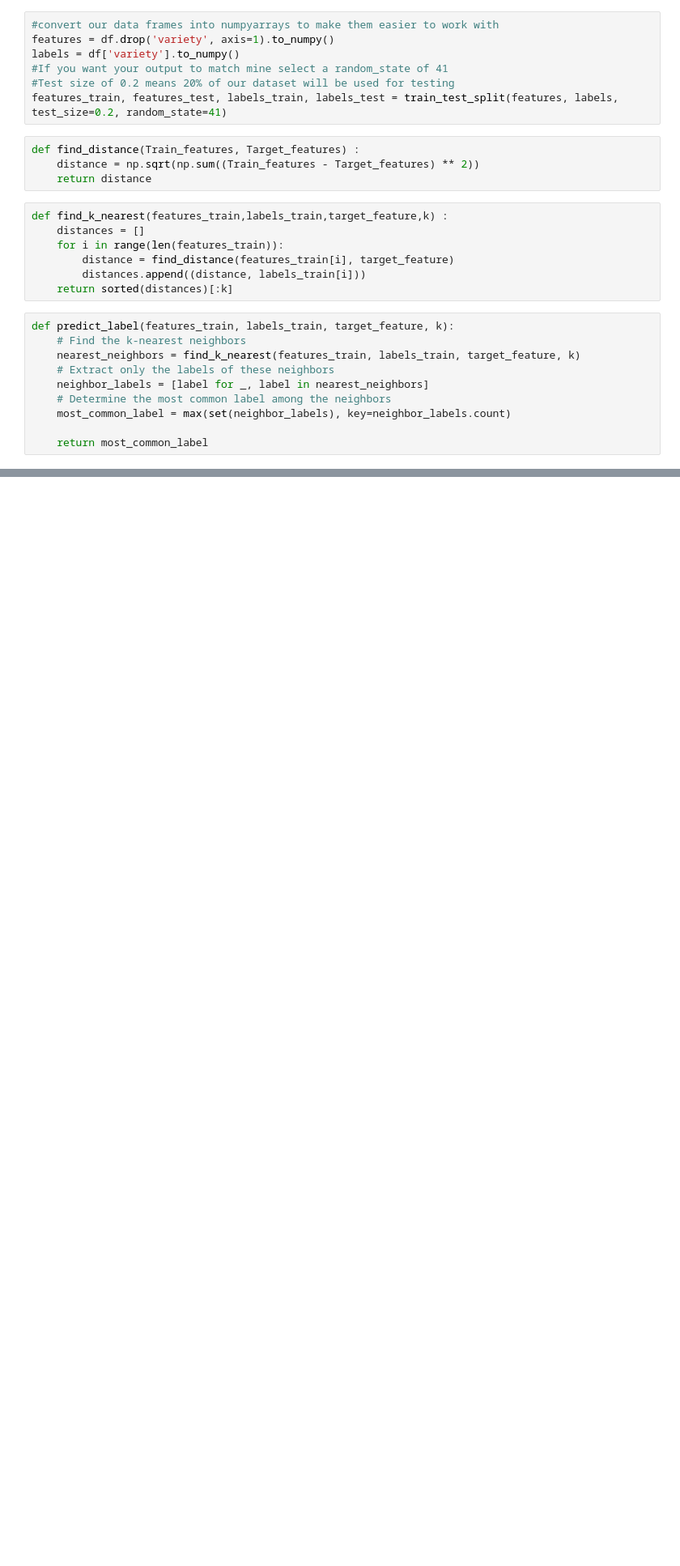
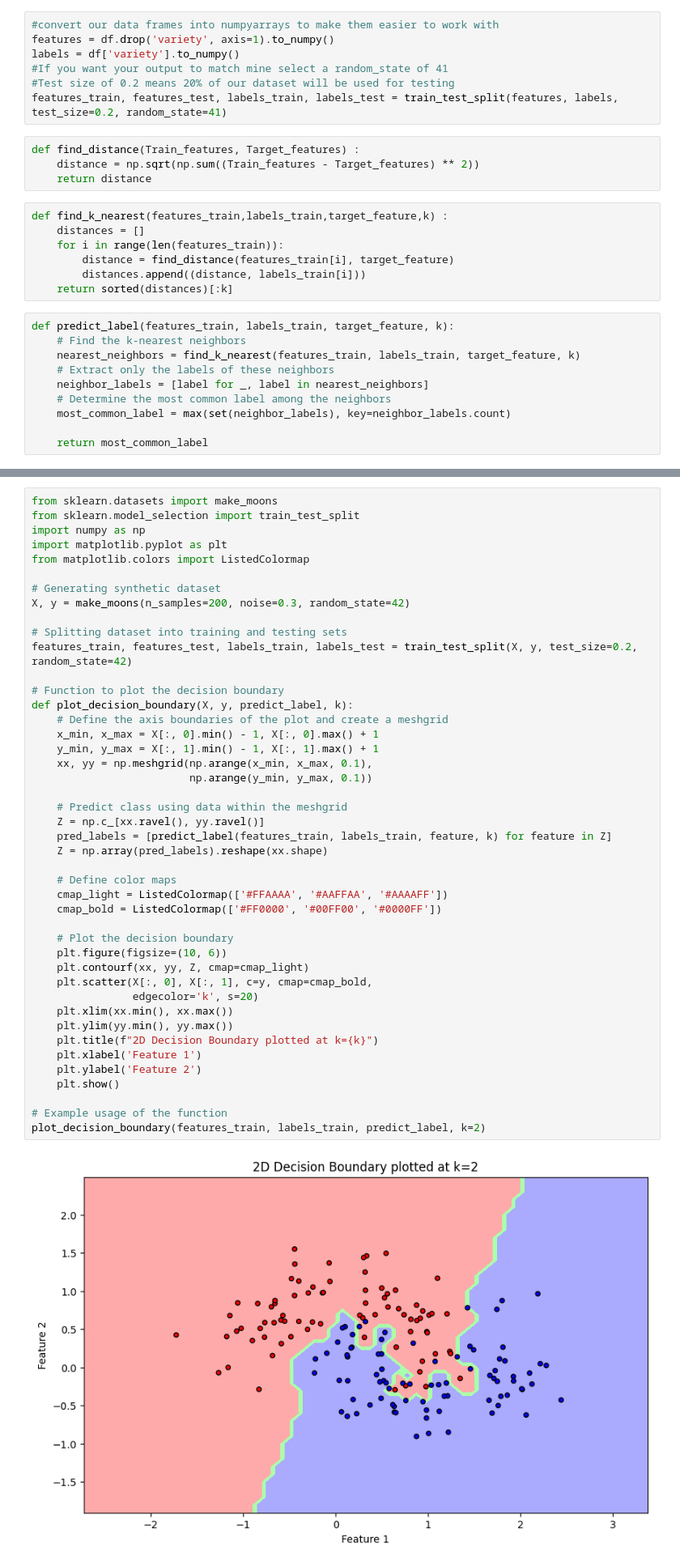
Before and after one commit to AdithyaShanker99/Classifiers, a Jupyter notebook: KNN/KNN.ipynb, the cells around one changed output, grey strips where cells are left out. Shown at 81% size. Drawn from its saved outputs; the diff is of its cells as text; blank space fills up the shorter version.

Commit message:
addds decision boundary

```diff
--- a/KNN/KNN.ipynb
+++ b/KNN/KNN.ipynb
@@ -74,0 +79,46 @@ plt.plot(range(1, k+1), accuracies)
+# %%
+from sklearn.datasets import make_moons
+from sklearn.model_selection import train_test_split
+import numpy as np
+import matplotlib.pyplot as plt
+from matplotlib.colors import ListedColormap
+
+# Generating synthetic dataset
+X, y = make_moons(n_samples=200, noise=0.3, random_state=42)
+
+# Splitting dataset into training and testing sets
+features_train, features_test, labels_train, labels_test = train_test_split(X, y, test_size=0.2, random_state=42)
+
+# Function to plot the decision boundary
+def plot_decision_boundary(X, y, predict_label, k):
+    # Define the axis boundaries of the plot and create a meshgrid
+    x_min, x_max = X[:, 0].min() - 1, X[:, 0].max() + 1
+    y_min, y_max = X[:, 1].min() - 1, X[:, 1].max() + 1
+    xx, yy = np.meshgrid(np.arange(x_min, x_max, 0.1),
+                         np.arange(y_min, y_max, 0.1))
+
+    # Predict class using data within the meshgrid
+    Z = np.c_[xx.ravel(), yy.ravel()]
+    pred_labels = [predict_label(features_train, labels_train, feature, k) for feature in Z]
+    Z = np.array(pred_labels).reshape(xx.shape)
+
+    # Define color maps
+    cmap_light = ListedColormap(['#FFAAAA', '#AAFFAA', '#AAAAFF'])
+    cmap_bold = ListedColormap(['#FF0000', '#00FF00', '#0000FF'])
+
+    # Plot the decision boundary
+    plt.figure(figsize=(10, 6))
+    plt.contourf(xx, yy, Z, cmap=cmap_light)
+    plt.scatter(X[:, 0], X[:, 1], c=y, cmap=cmap_bold,
+                edgecolor='k', s=20)
+    plt.xlim(xx.min(), xx.max())
+    plt.ylim(yy.min(), yy.max())
+    plt.title(f"2D Decision Boundary plotted at k={k}")
+    plt.xlabel('Feature 1')
+    plt.ylabel('Feature 2')
+    plt.show()
+
+# Example usage of the function
+plot_decision_boundary(features_train, labels_train, predict_label, k=2)
+# %% [output]
+[figure, added]
```
Also changed, not shown: parts of 2 cells of this notebook.
